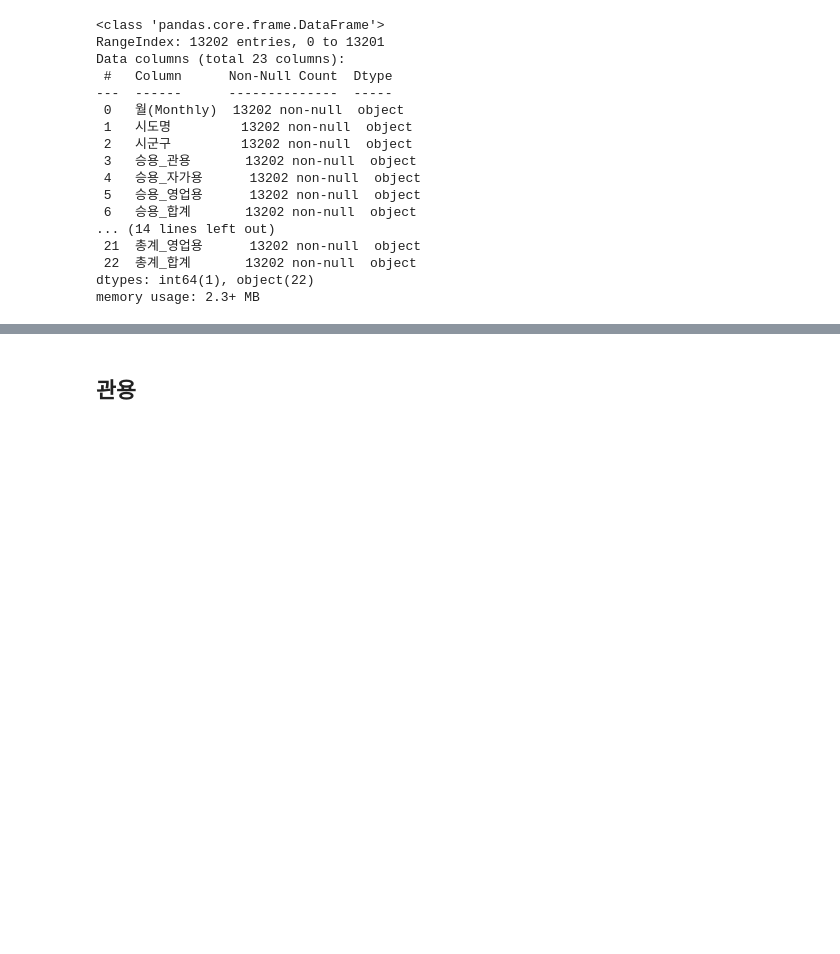
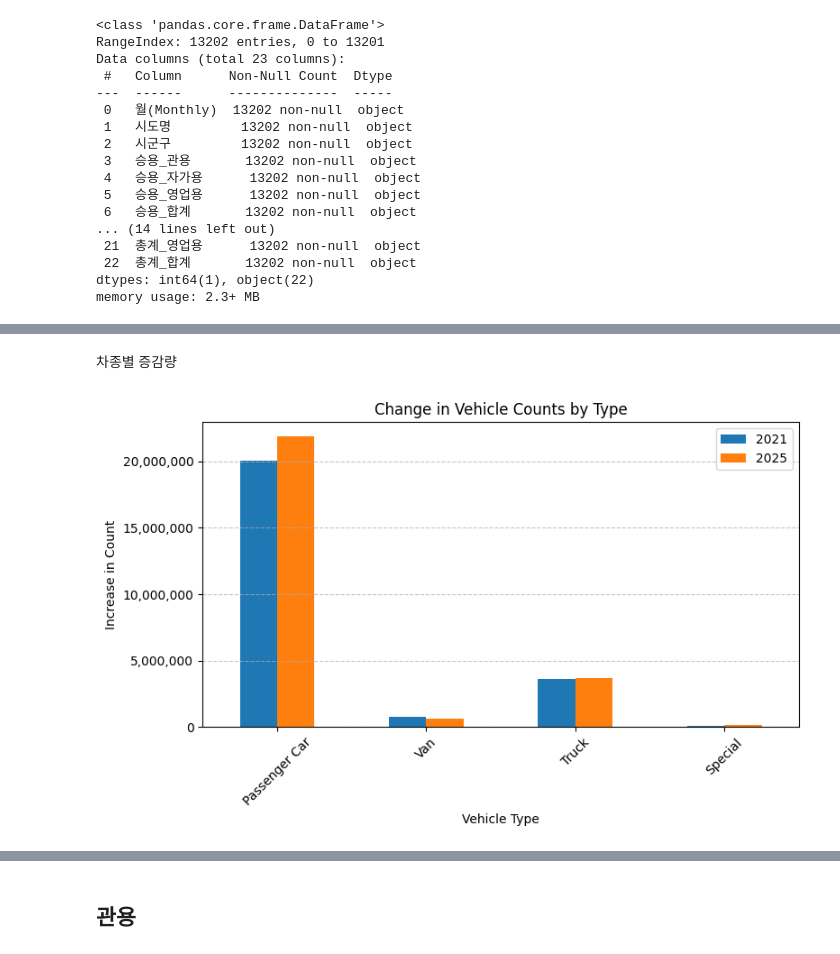
Before and after one commit to pcw11/datajo, a Jupyter notebook: 데이터조.ipynb, the cells around one changed output, grey strips where cells are left out. Cells and saved outputs as stored; diff of their text form; code cells hidden in the pictures; blank space fills up the shorter version.

```diff
--- a/데이터조.ipynb
+++ b/데이터조.ipynb
@@ -442,0 +546,18 @@ memory usage: 2.3+ MB
+# %% [markdown]
+차종별 증감량
+# %%
+# 막대그래프 그리기
+stacked_df.plot(kind='bar', figsize=(8,5))
+plt.title('Change in Vehicle Counts by Type')
+plt.xlabel('Vehicle Type')
+plt.ylabel('Increase in Count')
+plt.xticks(rotation=45)
+plt.grid(axis='y', linestyle='--', alpha=0.7)
+
+# 천 단위 콤마 표시
+plt.gca().yaxis.set_major_formatter(ticker.FuncFormatter(lambda x, _: f'{int(x):,}'))
+
+plt.tight_layout()
+plt.show()
+# %% [output]
+[figure, added]
```
Also changed, not shown: parts of 19 cells of this notebook.
